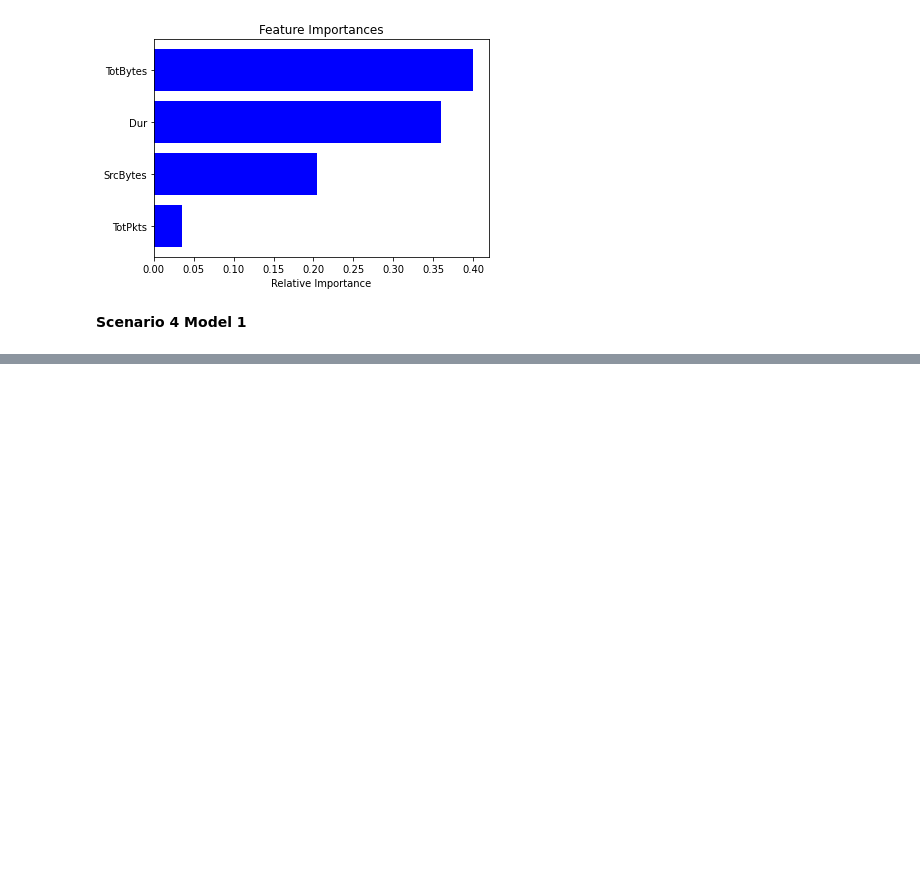
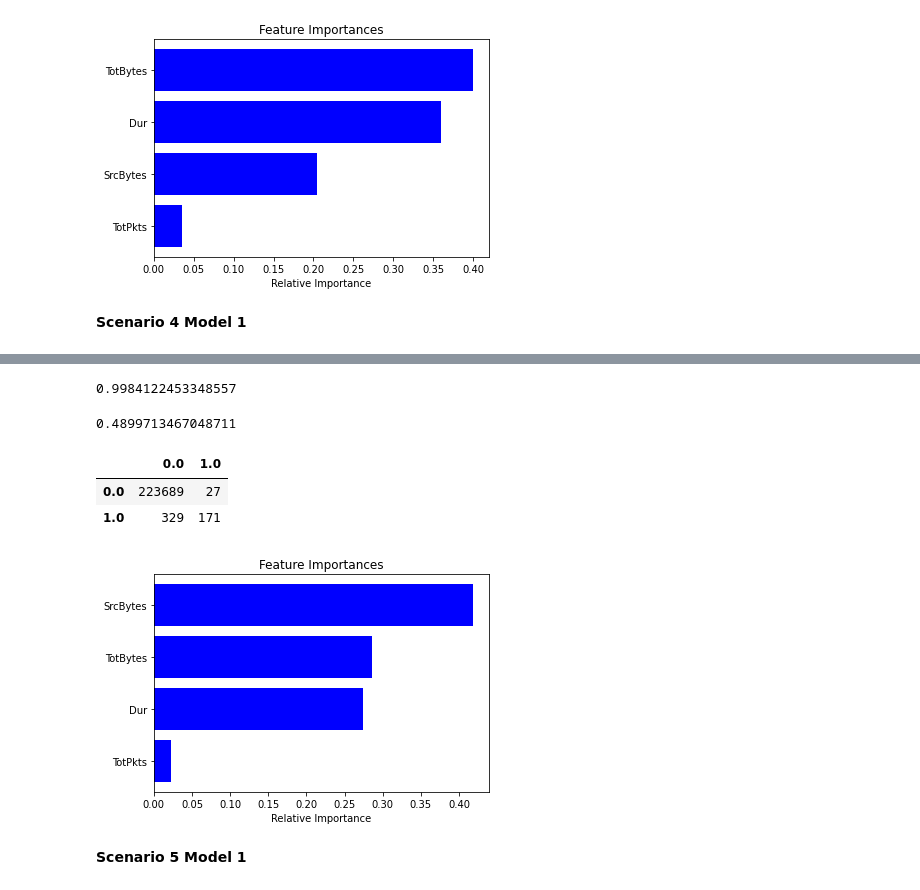
Before and after one commit to NeilCollinsMS/CTU-13-Classification, a Jupyter notebook: CTU_13_Classification_(Per_Scenario).ipynb, the cells around one changed output, grey strips where cells are left out. Saved outputs shown, nothing was run; the diff lists cells and outputs as text; code cells hidden in the pictures; blank space fills up the shorter version.

Commit message:
Completed all per-scenario baseline models

```diff
--- a/CTU_13_Classification_(Per_Scenario).ipynb
+++ b/CTU_13_Classification_(Per_Scenario).ipynb
@@ -319,0 +352,14 @@ plt.show()
+# %%
+# Break data into target and features
+y4 = scenario_4.Malicious
+features = ['Dur', 'TotPkts', 'TotBytes', 'SrcBytes']
+X4 = scenario_4[features].copy()
+
+# Break data into training and testing data (80/20 split)
+X4_train, X4_test, y4_train, y4_test, = train_test_split(X4,y4, train_size = 0.8, test_size = 0.2, random_state = 1)
+# %%
+# Generate base model
+classifier_4 = RandomForestClassifier(max_leaf_nodes = 100, random_state = 1)
+
+# Fit model to training data
+classifier_4.fit(X4_train,y4_train)
@@ -319,0 +375,35 @@ plt.show()
+# %%
+# Very high, still useless
+predictions4 = classifier_4.predict(X4_test)
+
+accuracy_score(y4_test, predictions4)
+# %% [output]
+0.9984122453348557
+# %%
+# Weakest f1 so far
+f1_score(y4_test, predictions4)
+# %% [output]
+0.4899713467048711
+# %%
+# Relatively low number of true negatives, so the false positive trend really hurts the f1 score here
+labels4 = np.unique(y4_test)
+cm4 = confusion_matrix(y4_test, predictions4, labels=labels4)
+pd.DataFrame(cm4, index=labels4, columns=labels4)
+# %% [output]
+|  | 0.0 | 1.0 |
+| 0.0 | 223689 | 27 |
+| 1.0 | 329 | 171 |
+# %%
+# TotPkts consistently on bottom. Lower F1 score & TotBytes isn't the top predictor
+importances4 = classifier_4.feature_importances_
+indices4 = np.argsort(importances4)
+
+plt.title('Feature Importances')
+plt.barh(range(len(indices4)), importances4[indices4], color='b', align='center')
+plt.yticks(range(len(indices4)), [features[i] for i in indices4])
+plt.xlabel('Relative Importance')
+plt.show()
+# %% [output]
+[figure, added]
+# %% [markdown]
+**Scenario 5 Model 1**
```
Also changed, not shown: parts of 95 cells of this notebook.
